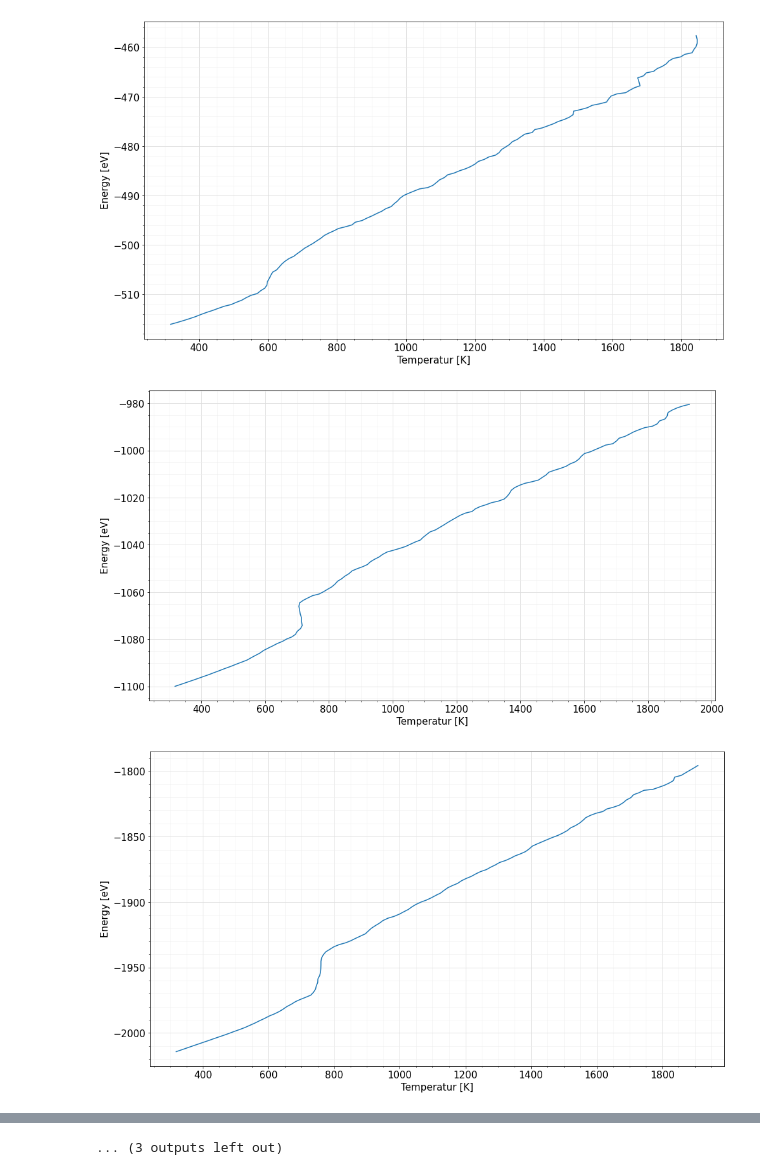
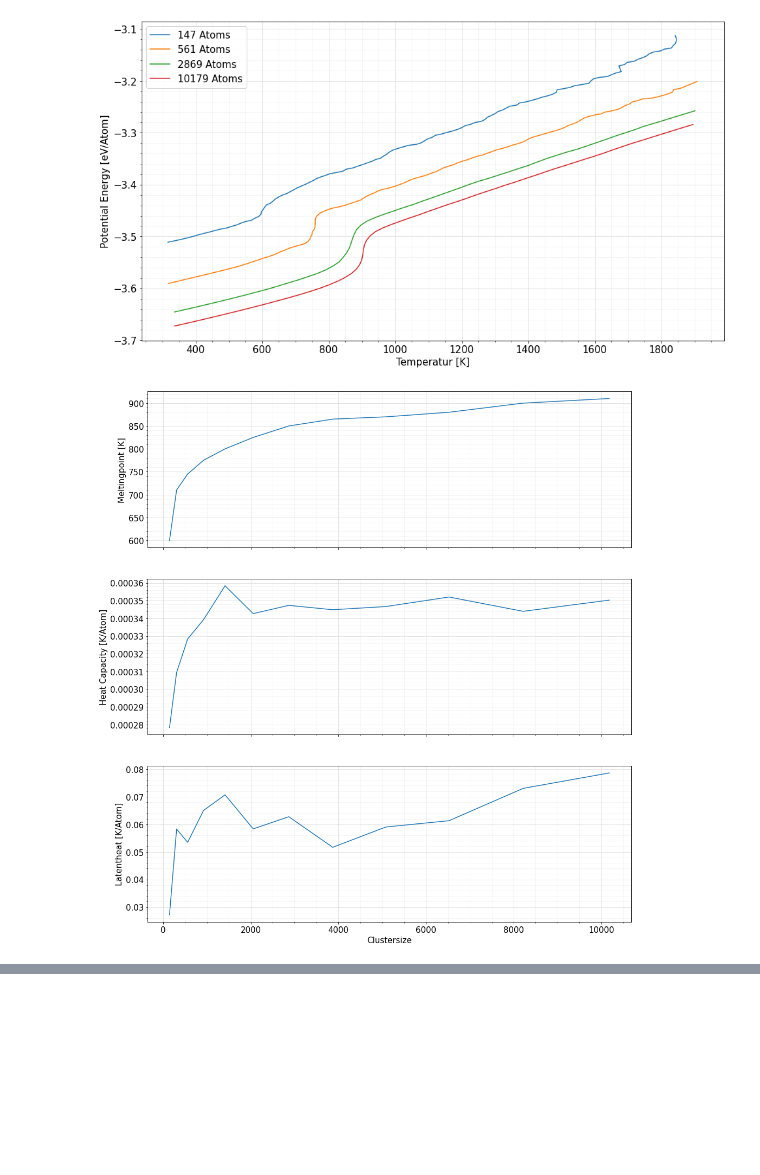
Before and after one commit to cmoser8892/MoleDymCode, a Jupyter notebook: AJupyter/m7VariableClusterSizeRunner.ipynb, the cells around one changed output, grey strips where cells are left out. Saved outputs shown, nothing was run; the diff lists cells and outputs as text; code cells hidden in the pictures; blank space fills up the shorter version.

```diff
--- a/AJupyter/m7VariableClusterSizeRunner.ipynb
+++ b/AJupyter/m7VariableClusterSizeRunner.ipynb
@@ -369,9 +463,11 @@ def texGeneratorFigures():
     #open file
     file = open(energyFileLocation,'w')
 
+    '''
     #work
     for layerID in range(14-3+1):
         file.write(texGenerator(layerID+3))
+    '''
 
     file.write(vsClusterFigures())
     #close file
@@ -403,48 +499,42 @@ def texGenerator(layerID):
     fileLocation = dataPlotterPotentialEnergyTemperatur(layerID)
     titleString = "Gold Cluster Simulation with " + readClusterSizes(layerID) + " Atoms"
     label = "GoldClusterSimulationTemperaturEnergy" + readClusterSizes(layerID)
     returnString += figurePart(fileLocation, titleString, label)
 
     #
     return returnString
 
 def vsClusterFigures():
     # the three extra ones
-    #cluster vs Melting
-    returnString = "% vsCluster Figures"+ backSlash
-    fileLocation = clusterVsMelting()
-    titleString = "The size of the Cluster vs it's melting point"
-    label = "clusterVsMelting"
+    returnString = ""
+
+    #first
+    fileLocation = plotterMoreEnergyTemperatur()
+    titleString = "Gold Cluster Simulation"
+    label = "GoldClusterSimulationTemperaturEnergy4In1"
     returnString += figurePart(fileLocation, titleString, label)
 
-    #clusterVsCapacity
-    fileLocation = clusterVSHeatCapacity()
-    titleString = "The size of the Cluster vs the heat capacity"
-    label = "clusterVsCapacity"
-    returnString += figurePart(fileLocation, titleString, label)
-
-    #clusterVsLatentHeat
-    fileLocation = clusterVsLatentHeat()
-    titleString = "The size of the Cluster vs Latent Heat"
-    label = "clusterVsLatentHeat"
+    #second
+    fileLocation = plotVsClusterTogetherThree()
+    titleString = "Melting Point, Heat Capacity and Latent Heat vs Clustersize"
+    label = "GoldClusterSimulationVsClustersize"
     returnString += figurePart(fileLocation, titleString, label)
     return returnString
 
 def figurePart(fileLocation, titleString, label):
     returnString = ""
     returnString += "\\begin{figure}[!h]" + backSlash
     returnString += "    \\begin{center}" + backSlash
     returnString += "        \includegraphics[scale=1.15]{" + fileLocation + "}"+ backSlash
     returnString += "    \end{center}"+ backSlash
     returnString += "    \caption[" + titleString + "]{" +titleString +"}" + backSlash
     returnString += "    \label{"+ label  + "}" + backSlash
     returnString += "\end{figure}"+ backSlash
     returnString += backSlash
     return returnString
 
 
 texGeneratorFigures()
 # %% [output]
-[figure, old version]
+[figure, new version]
-[figure, old version]
+[figure, new version]
-[figure, removed]
@@ -460 +540,0 @@ texGeneratorFigures()
-... (3 outputs left out)
```
Also changed, not shown: parts of 3 cells of this notebook, 3 other files.
